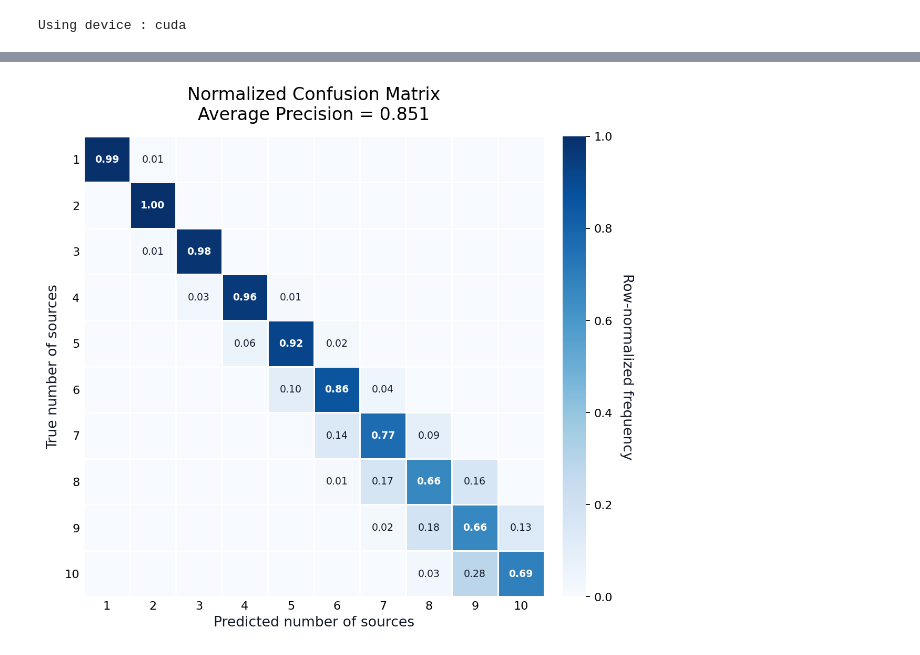
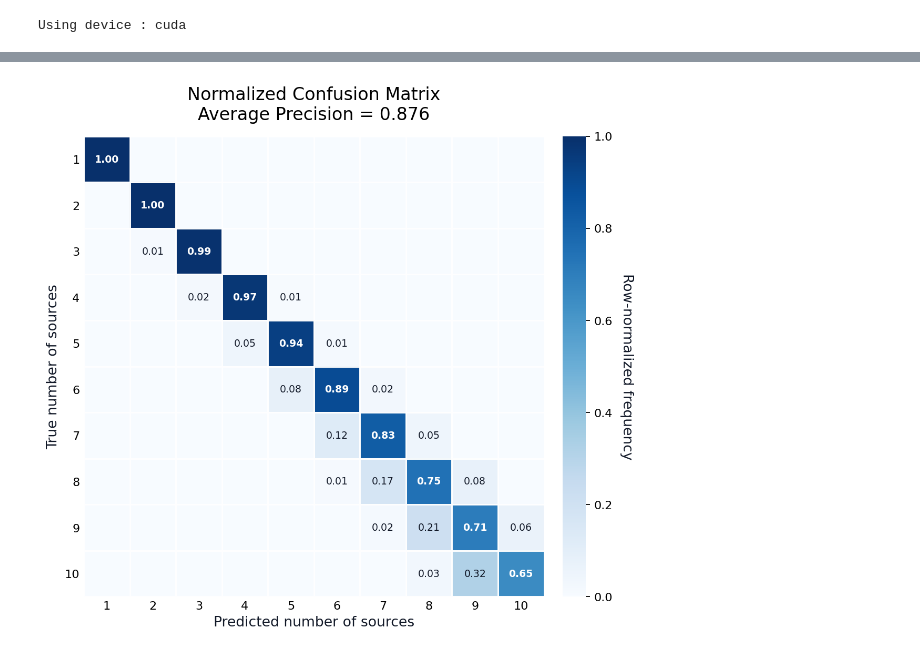
Before and after one commit to TristanDonze/gb-sources-counting, a Jupyter notebook: notebooks/evaluation_real.ipynb, the cells around one changed output, grey strips where cells are left out. Saved outputs shown, nothing was run; the diff lists cells and outputs as text; code cells hidden in the pictures.

```diff
--- a/notebooks/evaluation_real.ipynb
+++ b/notebooks/evaluation_real.ipynb
@@ -21,8 +20,8 @@ from src.density_aux import density_auxiliary_loss, unpack_model_output
 device = "cuda" if torch.cuda.is_available() else "cpu"
 print(f"Using device : {device}")
 
-learning_strategy = "mse"
-run_name = Path("runs/run_20260623_171817")
+learning_strategy = "mse+ce+or"
+run_name = Path("runs/run_20260626_141946")
 run_path = "../" / run_name / "checkpoints"
 model_structure_path = run_path / "model_structure.py"
 ckpt_path = run_path / "best_checkpoint.pth"
@@ -41,7 +40,7 @@ CardinalityEstimator = getattr(
     dynamic_model_module, "CardinalityEstimator"
 )
 # %%
-model = CardinalityEstimator(learning_strategy, max_K=MAX_K, input_channels=4, predict_density=True).to(device)
+model = CardinalityEstimator(learning_strategy, max_K=MAX_K, input_channels=4).to(device)
 ckpt = torch.load(ckpt_path, map_location=device)
 model.load_state_dict(ckpt["model_state_dict"])
 model.eval()
@@ -325,7 +631,7 @@ PRED_COL = "pred_K"
 if "results_df" in globals():
     cm_df = results_df.copy()
 else:
-    results_path = Path("mse_evaluation_results_model_density.csv")
+    results_path = Path("mse_evaluation_results_hybrid.csv")
     if not results_path.exists():
         results_path = Path("notebooks") / results_path
     cm_df = pd.read_csv(results_path)
@@ -373,34 +679,34 @@ with plt.rc_context({
     ax.grid(which="minor", color="white", linewidth=1.3)
     ax.tick_params(which="minor", bottom=False, left=False)
     ax.tick_params(axis="both", length=0)
 
     for i in range(cm_norm.shape[0]):
         for j in range(cm_norm.shape[1]):
             value = cm_norm[i, j]
             if value < 0.005:
                 continue
             ax.text(
                 j,
                 i,
                 f"{value:.2f}",
                 ha="center",
                 va="center",
                 fontsize=8.5,
                 fontweight="bold" if i == j else "normal",
                 color="white" if value > 0.45 else "#111827",
             )
 
     cbar = fig.colorbar(im, ax=ax, fraction=0.046, pad=0.035)
     cbar.set_label("Row-normalized frequency", rotation=270, labelpad=18)
     cbar.outline.set_visible(False)
 
     for spine in ax.spines.values():
         spine.set_visible(False)
 
     fig.subplots_adjust(left=0.12, right=0.88, bottom=0.1, top=0.86)
     plt.show()
 # %% [output]
-[figure, old version]
+[figure, new version]
 # %%
 from pathlib import Path
 import ast
```
Also changed, not shown: parts of 12 cells of this notebook.
